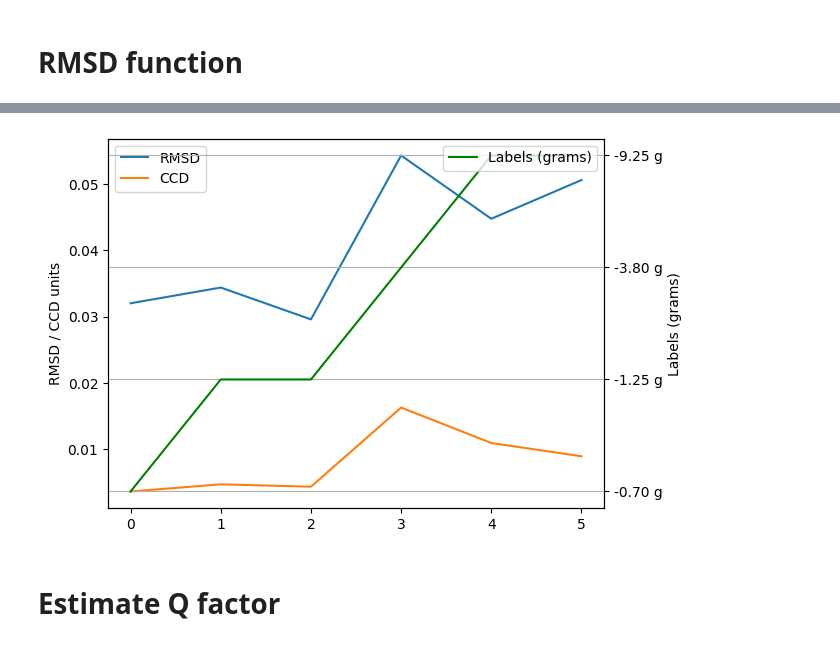
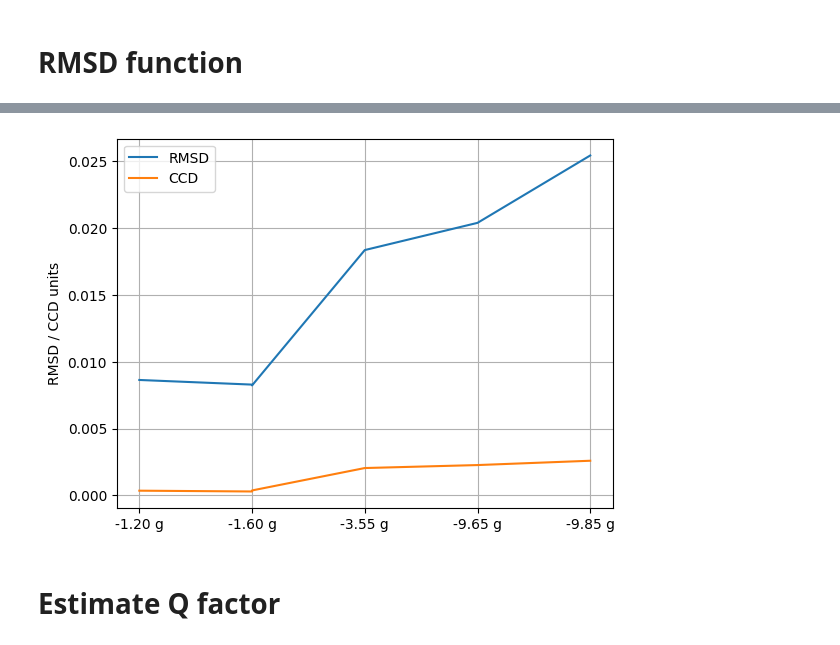
Before and after one commit to MKD-software/EMI-DMG-Analysis, a Jupyter notebook: Damage-analysis.ipynb, the cells around one changed output, grey strips where cells are left out. Drawn from its saved outputs; the diff is of its cells as text; code cells hidden in the pictures.

```diff
--- a/Damage-analysis.ipynb
+++ b/Damage-analysis.ipynb
@@ -185,5 +185,5 @@ def compute_rmsd_from_dfs_simple(dfs, f_min, f_max, label):
 # %%
-sample_to_plot = "sample_2.csv"
+sample_to_plot = "sample_1.csv"
 f_min, f_max = 170000, 220000
 
 dfs_for_sample = [
@@ -244,5 +246,5 @@ def compute_corr_dev_from_dfs_simple(dfs, f_min, f_max, label):
 # %%
-sample_to_plot = "sample_2.csv"
+sample_to_plot = "sample_4.csv"
 f_min, f_max = 170000, 220000
 
 dfs_for_sample = [
@@ -269,0 +274,22 @@ print(CCD_values)
+# %%
+sample_to_plot = "sample_4.csv"
+f_min, f_max = 170000, 220000
+
+dfs_for_sample = [
+    samples[sample_to_plot]
+    for folder_name, samples in data.items()
+    if sample_to_plot in samples
+]
+
+labels = []
+for folder_name, samples in data.items():
+    if sample_to_plot in samples:
+        delta_weight = weights.get(folder_name, {}).get(sample_to_plot, None)
+        if delta_weight is not None:
+            labels.append(f"{delta_weight:.2f} g")
+        else:
+            labels.append(folder_name)
+
+rmsd_values = compute_rmsd_from_dfs_simple(dfs_for_sample, f_min, f_max, labels)
+
+CCD_values = compute_corr_dev_from_dfs_simple(dfs_for_sample, f_min, f_max, labels)
@@ -270,25 +299,18 @@ print(CCD_values)
 # %%
 import matplotlib.pyplot as plt
 
 fig, ax1 = plt.subplots()
 
-# Plot all except the last value
-ax1.plot(rmsd_values[:-1], label='RMSD')
-ax1.plot(CCD_values[:-1], label='CCD')
+# Plot all except the last value which is the original, healthy dataset
+ax1.plot(labels[:-1], rmsd_values[:-1], label='RMSD')
+ax1.plot(labels[:-1],CCD_values[:-1], label='CCD')
 ax1.set_ylabel('RMSD / CCD units')
 ax1.legend(loc='upper left')
-
-# Create a second y-axis for labels (grams)
-ax2 = ax1.twinx()
-ax2.plot(labels[:-1], color='green', label='Labels (grams)')
-ax2.set_ylabel('Labels (grams)')
-#ax2.invert_yaxis()  # This reverses the y-axis order
-ax2.legend(loc='upper right')
-
+ax1.set_xlabel('Delta weight (Grams)')
 plt.grid()
 plt.show()
 # %% [output]
-[figure, old version]
+[figure, new version]
 # %% [markdown]
 # Estimate Q factor
 # %%
```
Also changed, not shown: parts of 22 cells of this notebook.
